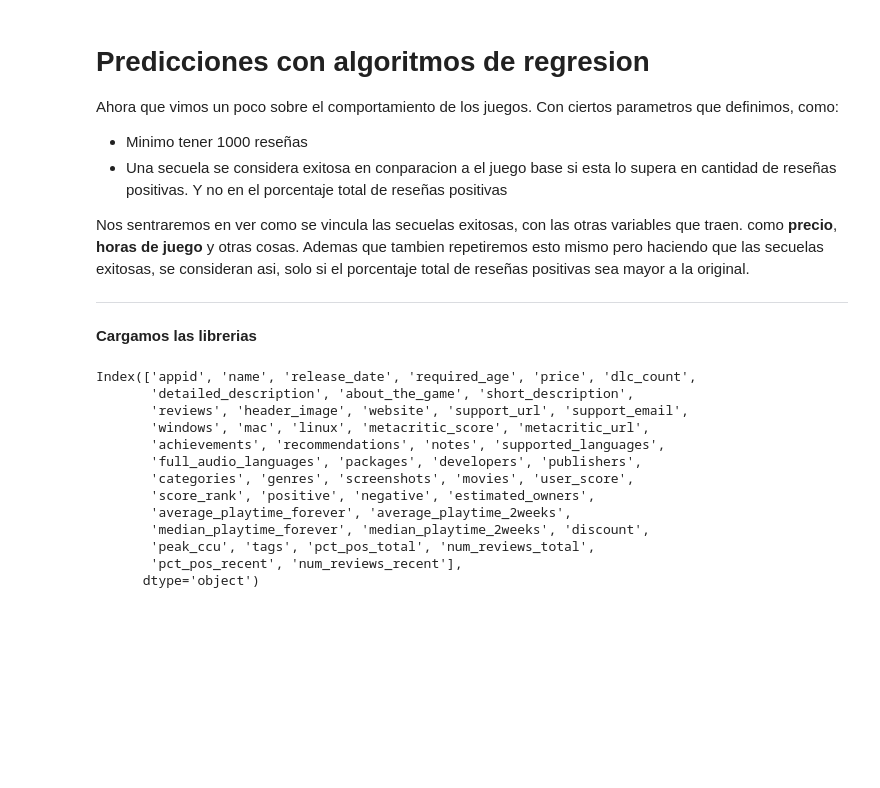
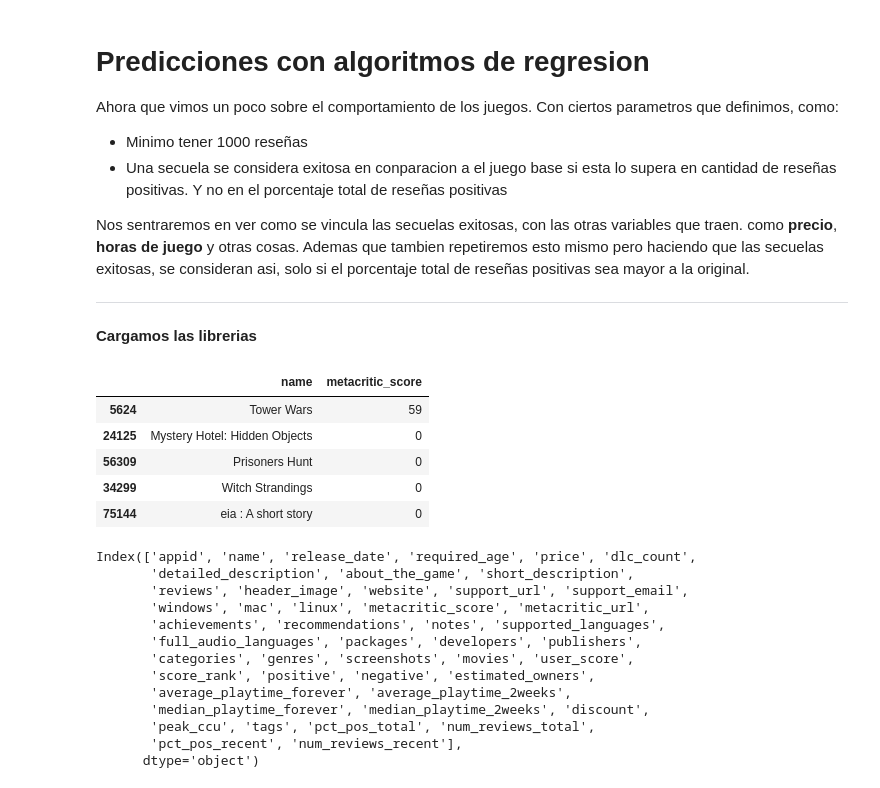
Before and after one commit to claudiocanales721/Proyecto-cs-de-datos, a Jupyter notebook: Partes_separadas_del_proyecto/chichoRM/regresion_primer_csv.ipynb, the cells around one changed output. Saved outputs shown, nothing was run; the diff lists cells and outputs as text; code cells hidden in the pictures; blank space fills up the shorter version.

```diff
--- a/Partes_separadas_del_proyecto/chichoRM/regresion_primer_csv.ipynb
+++ b/Partes_separadas_del_proyecto/chichoRM/regresion_primer_csv.ipynb
@@ -36,6 +36,15 @@ with open("data/df_sin_outlier_resenas.csv", "r", encoding="utf-8") as f:
 
 with open("data/games_march2025_cleaned.csv", "r", encoding="utf-8") as f:
     df_sucio = pd.read_csv(f)
+# %%
+df_sucio[["name","metacritic_score"]].sample(5)
+# %% [output]
+|  | name | metacritic_score |
+| 5624 | Tower Wars | 59 |
+| 24125 | Mystery Hotel: Hidden Objects | 0 |
+| 56309 | Prisoners Hunt | 0 |
+| 34299 | Witch Strandings | 0 |
+| 75144 | eia : A short story | 0 |
 # %%
 # Lo mismo pero con el df_sucio, pero veo en especifico las columnas
 df_sucio.columns
```
Also changed, not shown: parts of 4 cells of this notebook.
